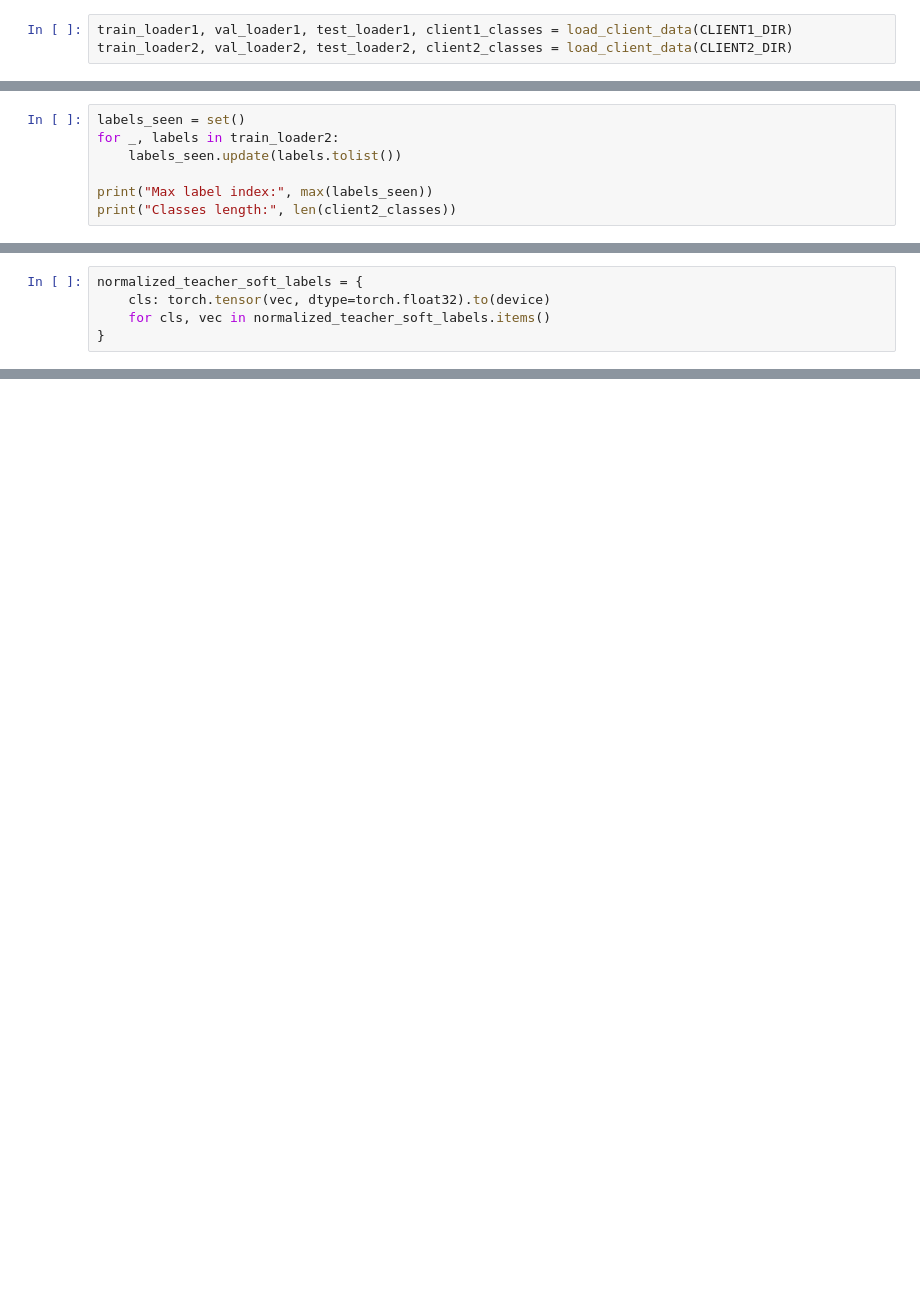
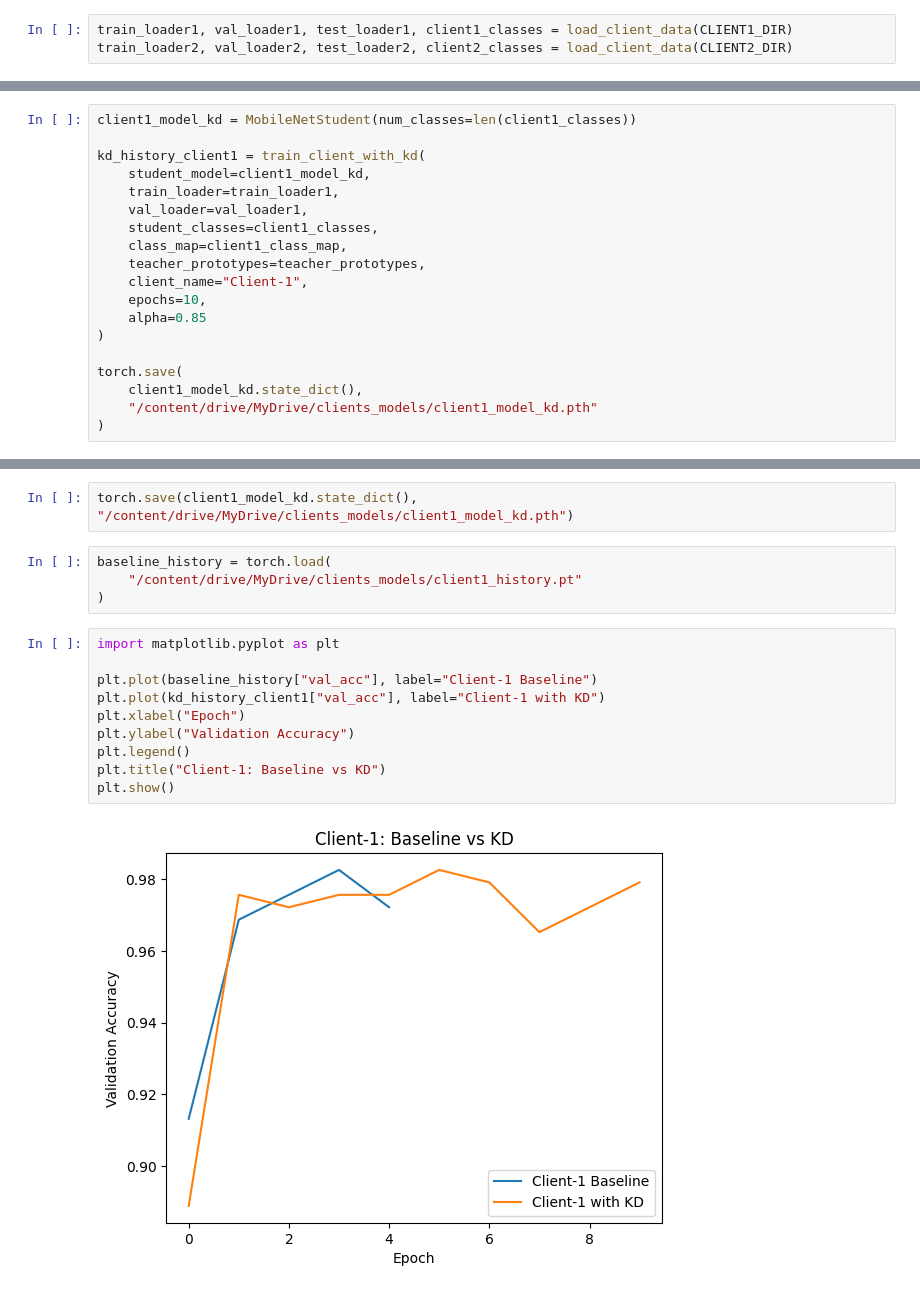
Before and after one commit to Sunidhi-Gautam/FL_Implementation, a Jupyter notebook: Client_side_KD.ipynb, the cells around one changed output, grey strips where cells are left out. Drawn from its saved outputs; the diff is of its cells as text; blank space fills up the shorter version.

Commit message:
client-side with KD Training

```diff
--- a/Client_side_KD.ipynb
+++ b/Client_side_KD.ipynb
@@ -1168,7 +1150,0 @@ Num classes: 10
-# %%
-labels_seen = set()
-for _, labels in train_loader2:
-    labels_seen.update(labels.tolist())
-
-print("Max label index:", max(labels_seen))
-print("Classes length:", len(client2_classes))
@@ -1336,5 +1150,0 @@ def train_client_with_kd(
-# %%
-normalized_teacher_soft_labels = {
-    cls: torch.tensor(vec, dtype=torch.float32).to(device)
-    for cls, vec in normalized_teacher_soft_labels.items()
-}
@@ -1376,0 +1379,19 @@ RuntimeError: The size of tensor a (1280) must match the size of tensor b (62720
+# %%
+client1_model_kd = MobileNetStudent(num_classes=len(client1_classes))
+
+kd_history_client1 = train_client_with_kd(
+    student_model=client1_model_kd,
+    train_loader=train_loader1,
+    val_loader=val_loader1,
+    student_classes=client1_classes,
+    class_map=client1_class_map,
+    teacher_prototypes=teacher_prototypes,
+    client_name="Client-1",
+    epochs=10,
+    alpha=0.85
+)
+
+torch.save(
+    client1_model_kd.state_dict(),
+    "/content/drive/MyDrive/clients_models/client1_model_kd.pth"
+)
@@ -1376,0 +1428,18 @@ RuntimeError: The size of tensor a (1280) must match the size of tensor b (62720
+# %%
+torch.save(client1_model_kd.state_dict(), "/content/drive/MyDrive/clients_models/client1_model_kd.pth")
+# %%
+baseline_history = torch.load(
+    "/content/drive/MyDrive/clients_models/client1_history.pt"
+)
+# %%
+import matplotlib.pyplot as plt
+
+plt.plot(baseline_history["val_acc"], label="Client-1 Baseline")
+plt.plot(kd_history_client1["val_acc"], label="Client-1 with KD")
+plt.xlabel("Epoch")
+plt.ylabel("Validation Accuracy")
+plt.legend()
+plt.title("Client-1: Baseline vs KD")
+plt.show()
+# %% [output]
+[figure, added]
```
Also changed, not shown: parts of 71 cells of this notebook.
